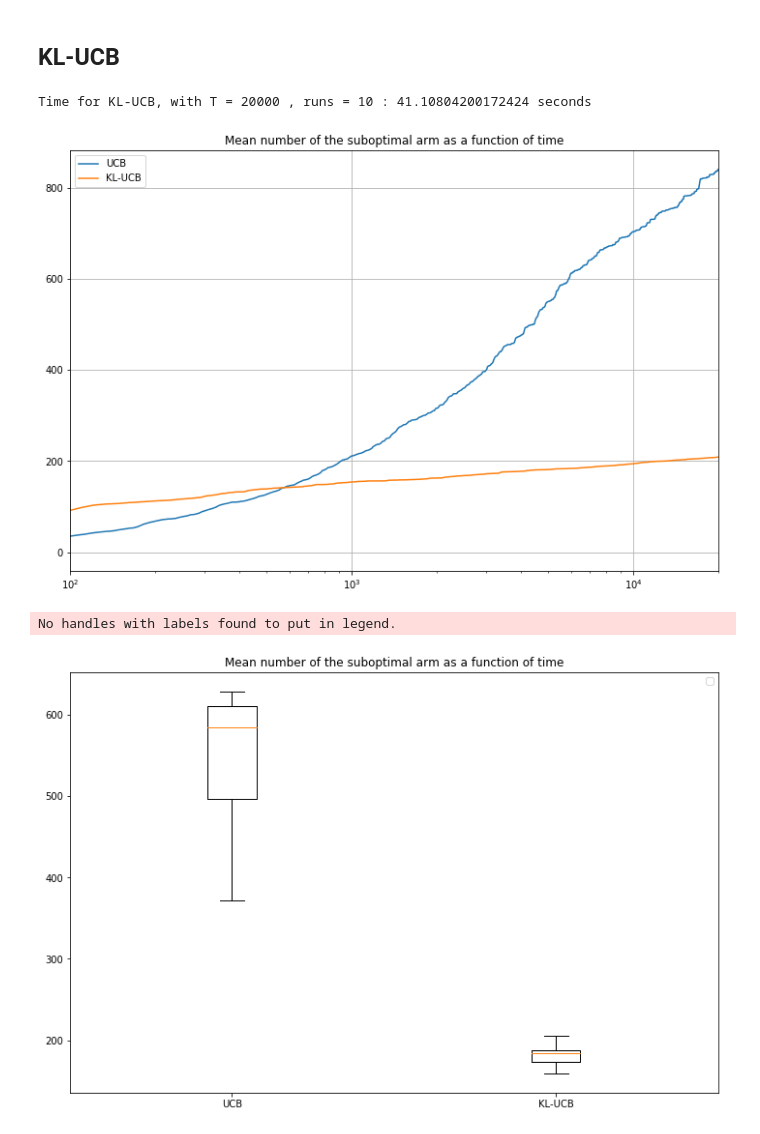
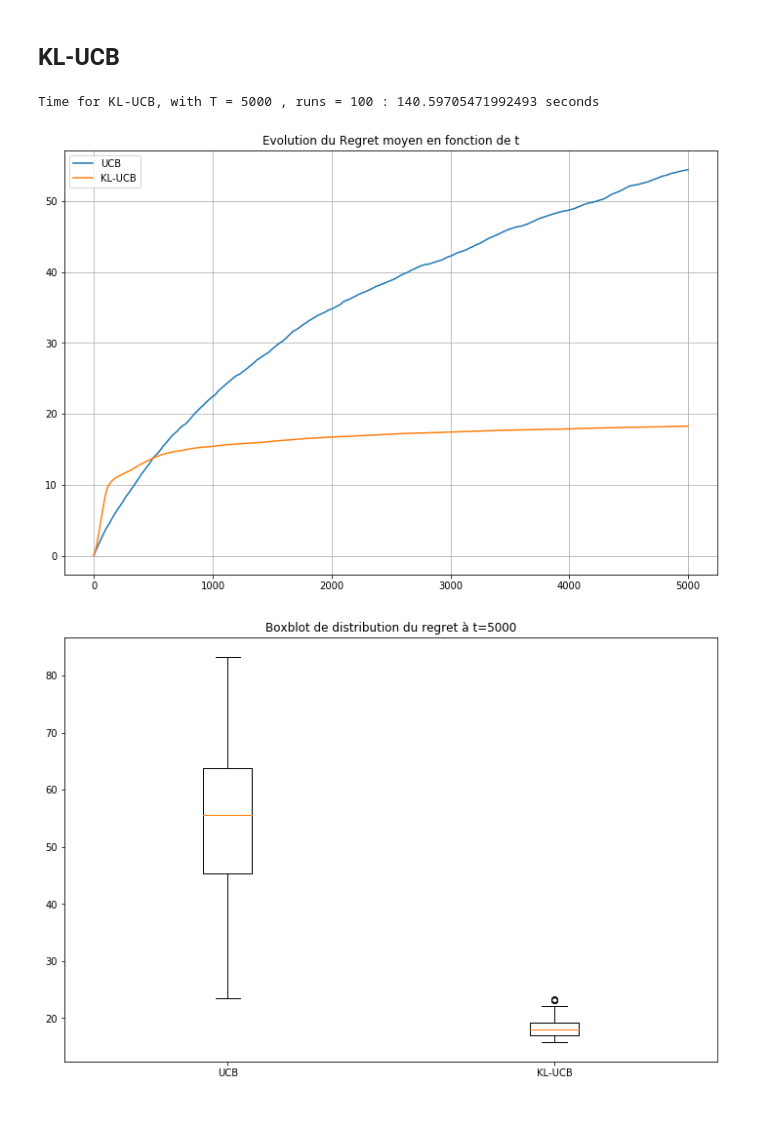
Before and after one commit to zakaryaxali/bandits_kl-ucb, a Jupyter notebook: scenario_1.ipynb, the cells around one changed output. Cells and saved outputs as stored; diff of their text form; code cells hidden in the pictures.

Commit message:
Update figures et alpha

```diff
--- a/scenario_1.ipynb
+++ b/scenario_1.ipynb
@@ -15,12 +15,12 @@ The autoreload extension is already loaded. To reload it, use:
 # %%
 #Initialisation des données
 delta = [0.1, 0.]
-T= 2*10**4 #Nb max d'iterations
-runs = 10 #number of
+T= 5000 #Nb max d'iterations
+runs = 100 #number of
 p = np.array([0.8, 0.9]) #Param des Bernoulli
 K = p.shape[0] #Nb de bras
 
-alpha=2.5
+alpha=3
 # %% [markdown]
 ## UCB
 # %%
@@ -99,7 +99,7 @@ sub_arm_list_klucb = []
 start_time = time.time()
 
 for run in range(runs):
-    if(run == 0 or run % 1000 == 0):
+    if(run == 0 or run % 10 == 0):
         print("run =", run)
 
     klucb.reset()
@@ -124,36 +124,34 @@ print("Time for KL-UCB, with T =", T, ", runs =", runs, ":", (time_spent), "seco
 #T= 2*10**4
 #runs = 50*10**3
 # %% [output]
-Time for KL-UCB, with T = 20000 , runs = 10 : 41.10804200172424 seconds
+Time for KL-UCB, with T = 5000 , runs = 100 : 140.59705471992493 seconds
 # %%
 mean_sub_arm_klucb = np.mean(sub_arm_list_klucb, axis=0 ) #Mean number of the suboptimal arm as a function of time
 sub_arm_draws_T_klucb = np.zeros(runs) #number of draws of the suboptimal arm at tim n=5000
 for i in range(runs):
     sub_arm_draws_T_klucb[i] = np.sum(sub_arm_list_klucb[i][:5000])
 # %%
-#Plot Article's figure 1 (left) KL-UCB
 fig = plt.figure(figsize=(12, 8))
 ax = fig.add_subplot(1, 1, 1)
-ax.semilogx(np.cumsum(mean_sub_arm), linestyle='-', label='UCB')
-ax.semilogx(np.cumsum(mean_sub_arm_klucb), linestyle='-', label='KL-UCB')
+ax.plot(np.cumsum(mean_sub_arm)*delta[0], linestyle='-', label='UCB')
+ax.plot(np.cumsum(mean_sub_arm_klucb)*delta[0], linestyle='-', label='KL-UCB')
 ax.grid(True)
 ax.legend(loc='best')
-ax.set_title('Mean number of the suboptimal arm as a function of time')
-plt.xlim( 10**2, 2*10**4 )
+ax.set_title('Evolution du Regret moyen en fonction de t')
+#plt.xlim( 10**2, 2*10**4 )
 plt.show()
 # %% [output]
-[figure, old version]
+[figure, new version]
 # %%
 #Plot Article's figure 1 (right)
 fig=plt.figure(figsize=(12,8))
 ax = fig.add_subplot(1,1,1)
-ax.boxplot([sub_arm_draws_T, sub_arm_draws_T_klucb])
+ax.boxplot([sub_arm_draws_T*delta[0], sub_arm_draws_T_klucb*delta[0]])
 ax.set_xticklabels(['UCB', 'KL-UCB'])
-ax.legend(loc='best')
-ax.set_title('Mean number of the suboptimal arm as a function of time')
+#ax.legend(loc='best')
+ax.set_title('Boxblot de distribution du regret à t='+str(T))
 plt.show()
 # %% [output]
-No handles with labels found to put in legend.
-[figure, old version]
+[figure, new version]
 # %% [raw]
 #Write data in files
```
Also changed, not shown: parts of 2 cells of this notebook.
